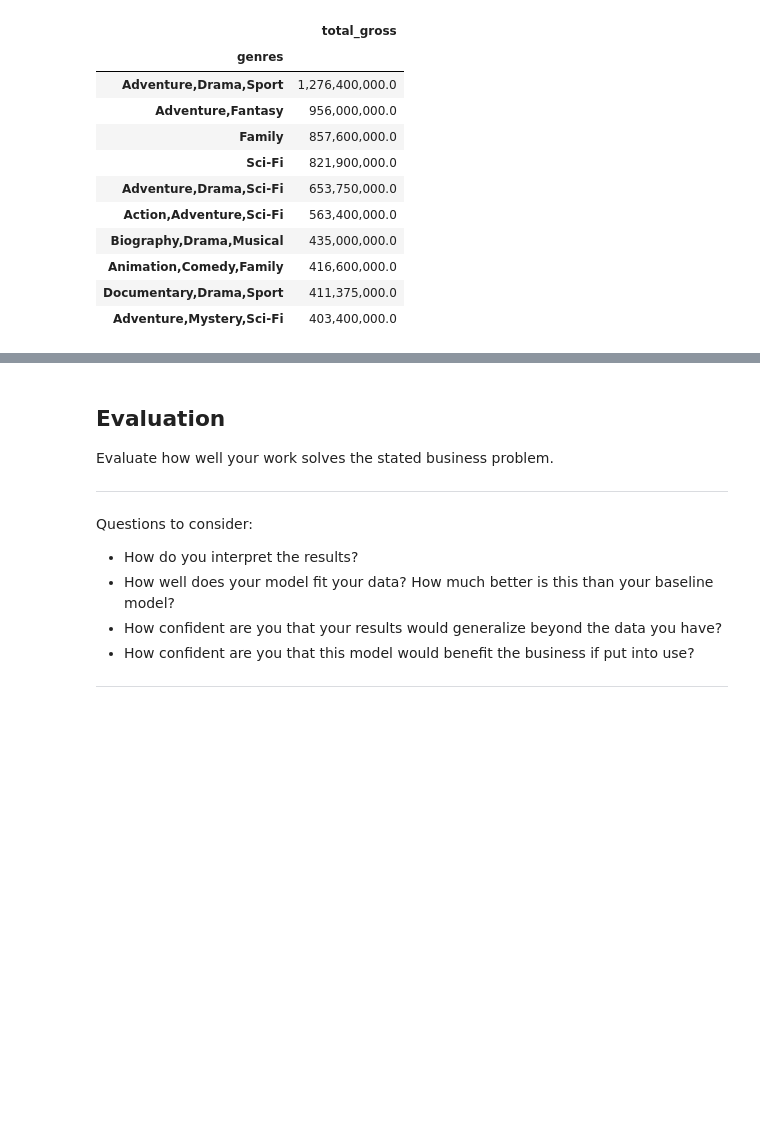
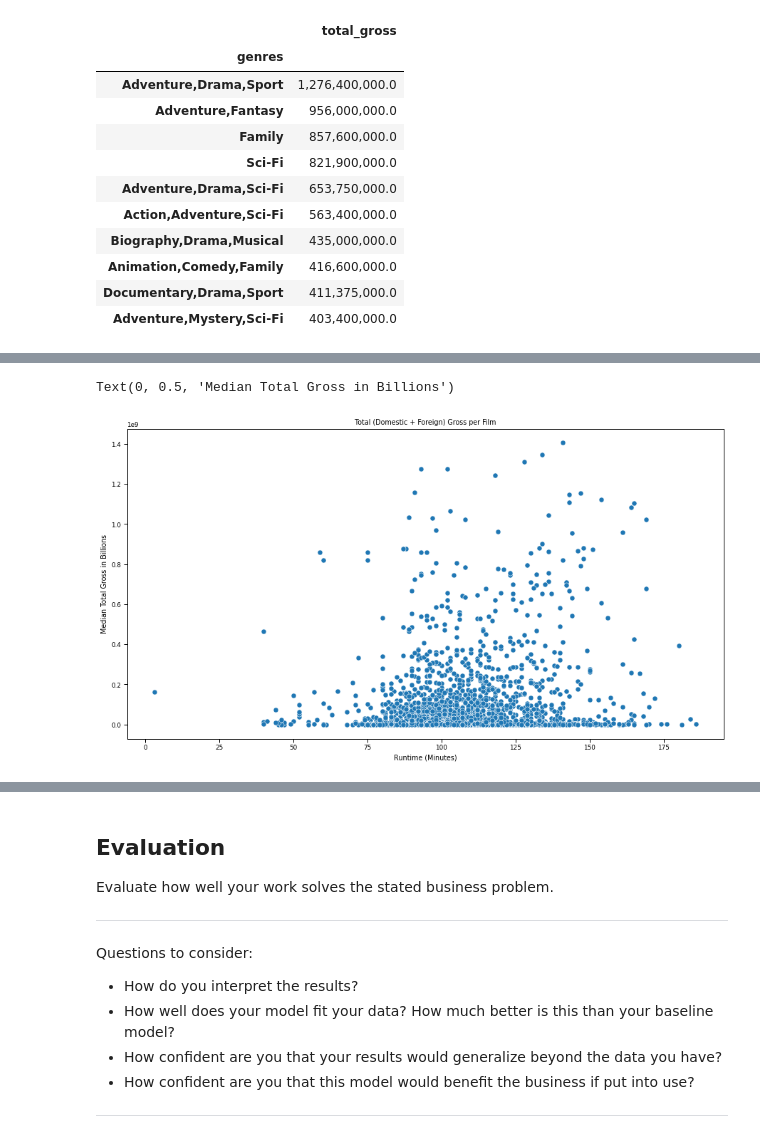
Before and after one commit to samoliver3/dsc-phase-1-project, a Jupyter notebook: student.ipynb, the cells around one changed output, grey strips where cells are left out. Saved outputs shown, nothing was run; the diff lists cells and outputs as text; code cells hidden in the pictures; blank space fills up the shorter version.

```diff
--- a/student.ipynb
+++ b/student.ipynb
@@ -540,0 +680,19 @@ Text(8.075000000000003, 0.5, 'Median Total Gross')
+# %%
+# now I am going to evaluate total gross with runtime and see if there is any
+# particular trend
+time_gross = table1.copy()
+time_gross = time_gross.drop(["averagerating", "numvotes", "title", "genres",
+                "studio"], axis=1)
+
+t_g_plot = sns.scatterplot(data=time_gross, x='runtime_minutes',
+                           y='total_gross', s=50)
+
+plt.gcf().set_size_inches(15, 8)
+
+# set titles
+t_g_plot.set_title('Total (Domestic + Foreign) Gross per Film')
+t_g_plot.set_xlabel('Runtime (Minutes)')
+t_g_plot.set_ylabel('Median Total Gross in Billions')
+# %% [output]
+Text(0, 0.5, 'Median Total Gross in Billions')
+[figure, added]
```
Also changed, not shown: parts of 9 cells of this notebook.
